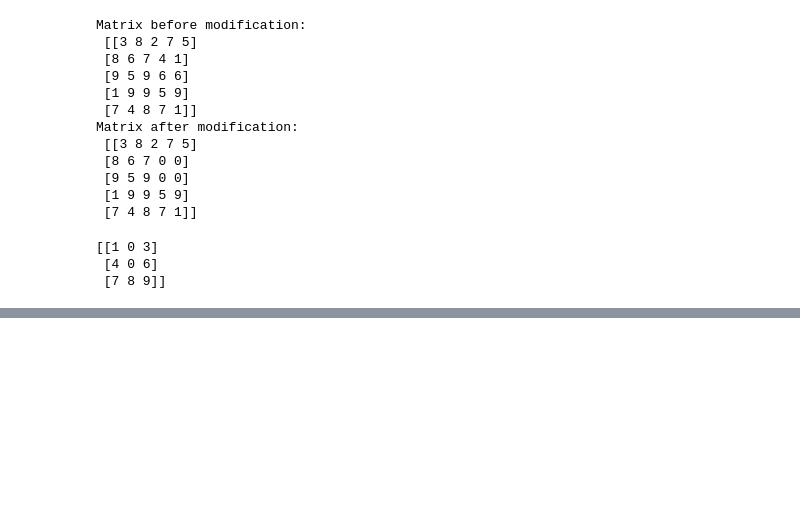
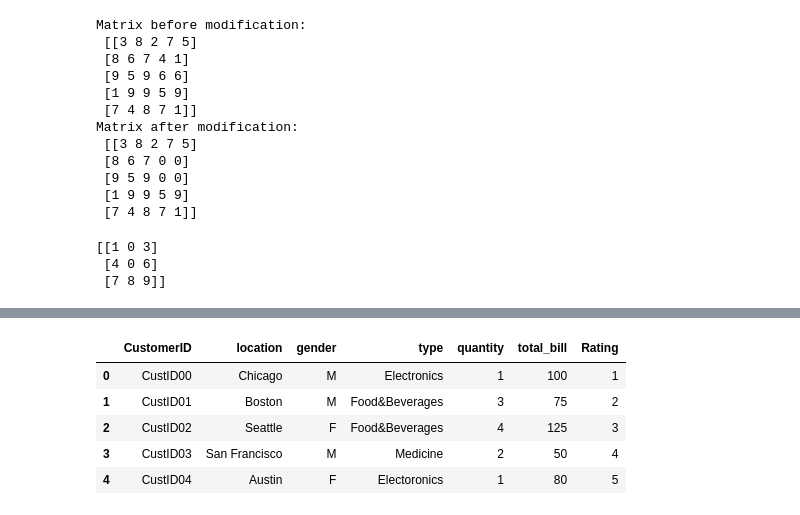
Before and after one commit to Mahal09/Python, a Jupyter notebook: Week2_Numpy.ipynb, the cells around one changed output, grey strips where cells are left out. Drawn from its saved outputs; the diff is of its cells as text; code cells hidden in the pictures; blank space fills up the shorter version.

```diff
--- a/Week2_Numpy.ipynb
+++ b/Week2_Numpy.ipynb
@@ -568,0 +987,8 @@ print(matrix)
+# %%
+# creating the dataframe using dictionary
+store_data = pd.DataFrame({'CustomerID': ['CustID00','CustID01','CustID02','CustID03','CustID04']
+                           ,'location': ['Chicago', 'Boston', 'Seattle', 'San Francisco', 'Austin']
+                           ,'gender': ['M','M','F','M','F']
+                           ,'type': ['Electronics','Food&Beverages','Food&Beverages','Medicine','Beauty']
+                           ,'quantity':[1,3,4,2,1],'total_bill':[100,75,125,50,80]})
+store_data
@@ -568,0 +1031,3 @@ print(matrix)
+# %%
+store_data.iloc[4,3] = 'Electoronics'
+store_data
@@ -568,0 +1136,11 @@ print(matrix)
+# %%
+rating = [1,2,3,4,5]
+store_data['Rating'] = rating
+store_data
+# %% [output]
+|  | CustomerID | location | gender | type | quantity | total_bill | Rating |
+| 0 | CustID00 | Chicago | M | Electronics | 1 | 100 | 1 |
+| 1 | CustID01 | Boston | M | Food&Beverages | 3 | 75 | 2 |
+| 2 | CustID02 | Seattle | F | Food&Beverages | 4 | 125 | 3 |
+| 3 | CustID03 | San Francisco | M | Medicine | 2 | 50 | 4 |
+| 4 | CustID04 | Austin | F | Electoronics | 1 | 80 | 5 |
```
Also changed, not shown: parts of 73 cells of this notebook.
